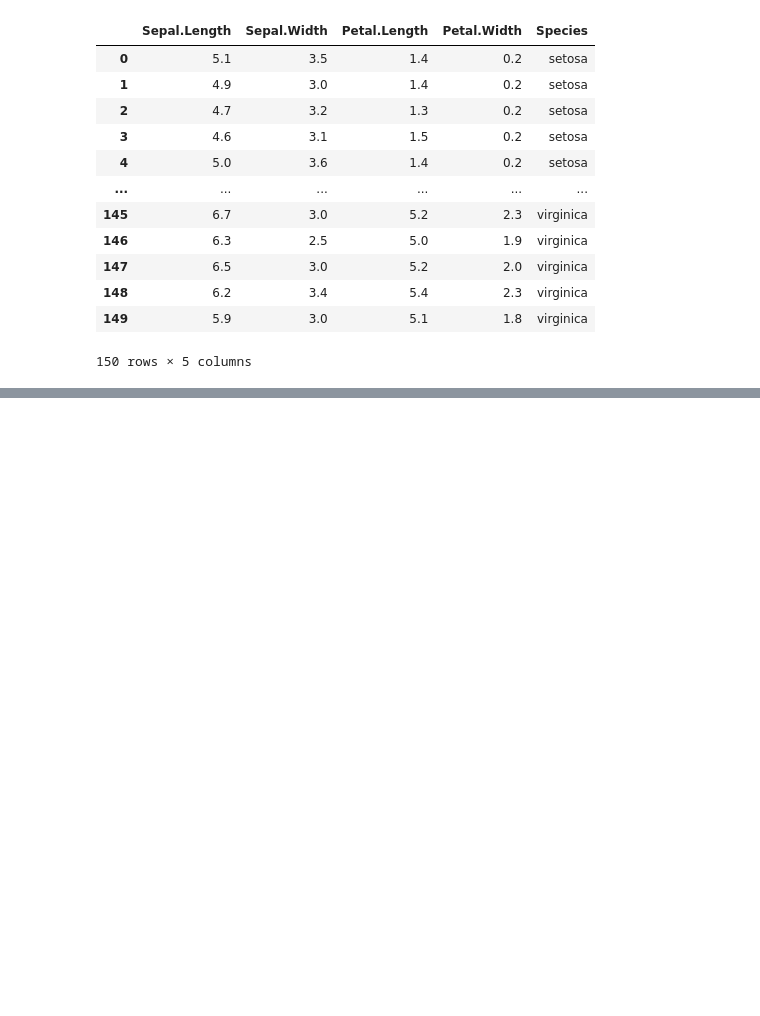
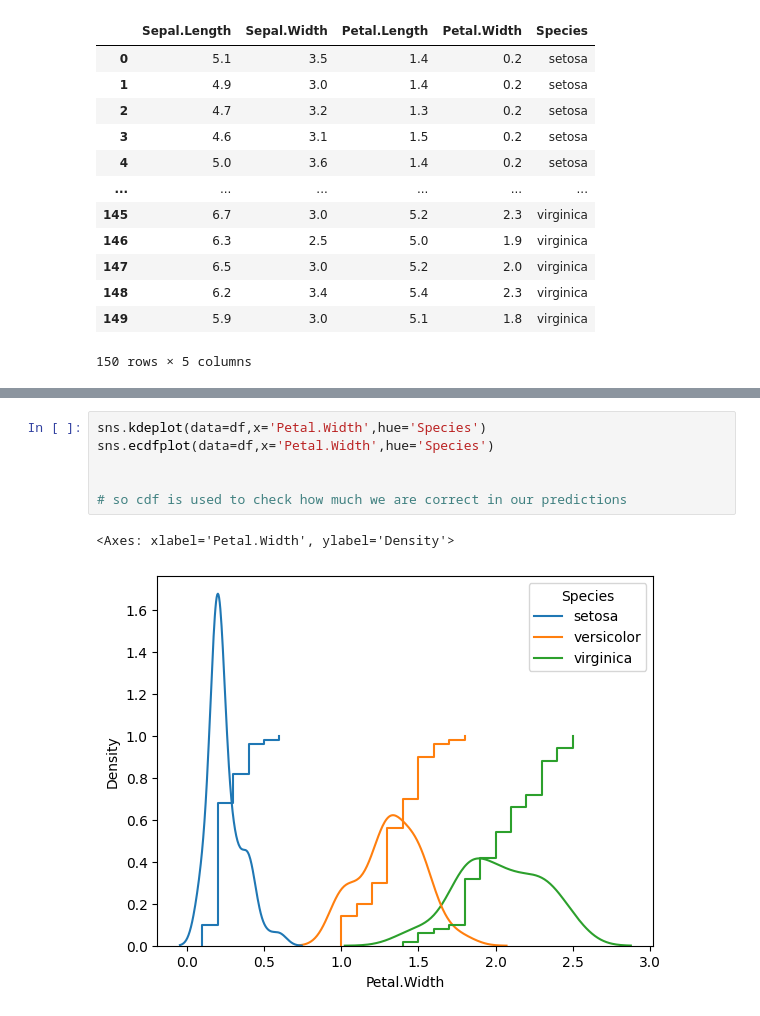
Before and after one commit to rahuulsharmaa/DataScience_Practice, a Jupyter notebook: practice-4.ipynb, the cells around one changed output, grey strips where cells are left out. Cells and saved outputs as stored; diff of their text form; blank space fills up the shorter version.

```diff
--- a/practice-4.ipynb
+++ b/practice-4.ipynb
@@ -52,0 +76,9 @@ kdeplot(data=df,x='Petal.Width',hue='Species',fill=True)
+# %%
+sns.kdeplot(data=df,x='Petal.Width',hue='Species')
+sns.ecdfplot(data=df,x='Petal.Width',hue='Species')
+
+
+# so cdf is used to check how much we are correct in our predictions
+# %% [output]
+<Axes: xlabel='Petal.Width', ylabel='Density'>
+[figure, added]
```
Also changed, not shown: parts of 15 cells of this notebook, 2 other files.
